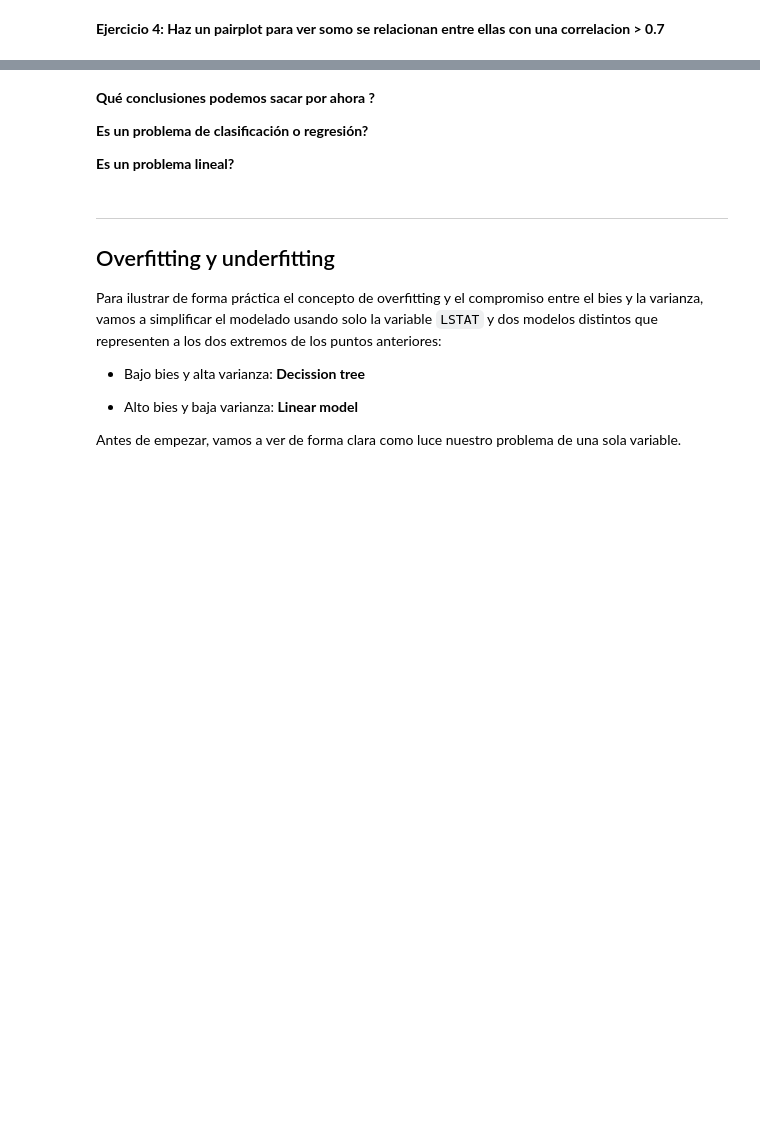
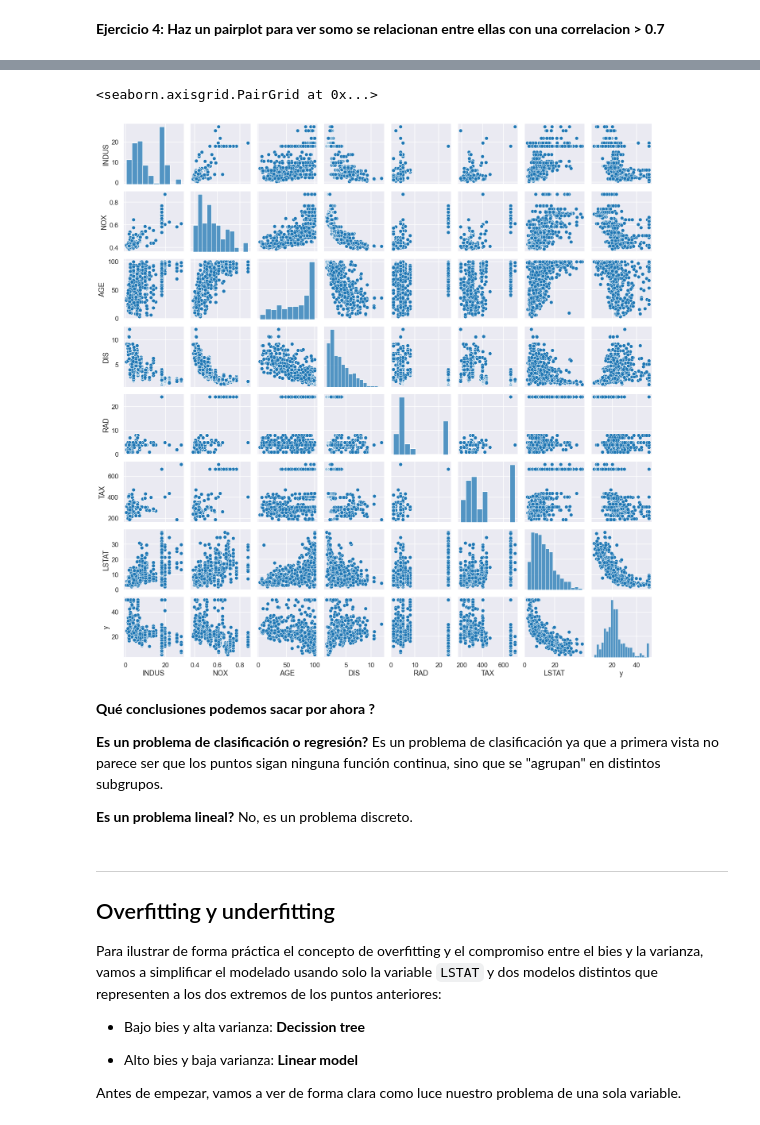
Before and after one commit to magheata/uib-aa-g1-material-master, a Jupyter notebook: W3 - Model selection/1 - Intro to ML - Selección de modelo y ajuste de hiper-parametros.ipynb, the cells around one changed output, grey strips where cells are left out. Cells and saved outputs as stored; diff of their text form; code cells hidden in the pictures; blank space fills up the shorter version.

```diff
--- a/W3 - Model selection/1 - Intro to ML - Selección de modelo y ajuste de hiper-parametros.ipynb
+++ b/W3 - Model selection/1 - Intro to ML - Selección de modelo y ajuste de hiper-parametros.ipynb
@@ -153,13 +185,18 @@ print(list_highly_corr_variables)
 # %%
 ## Create the pairplot using seaborn
 
-sns.pairplot(data=df[##])
+sns.pairplot(data=df[list_highly_corr_variables])
+# %% [output]
+<seaborn.axisgrid.PairGrid at 0x...>
+[figure, added]
 # %% [markdown]
 **Qué conclusiones podemos sacar por ahora ?**
 
 **Es un problema de clasificación o regresión?**
+Es un problema de clasificación ya que a primera vista no parece ser que los puntos sigan ninguna función continua, sino que se "agrupan" en distintos subgrupos.
 
 **Es un problema lineal?**
+No, es un problema discreto.
 # %% [markdown]
 ---
 ## Overfitting y underfitting
```
Also changed, not shown: parts of 28 cells of this notebook.
